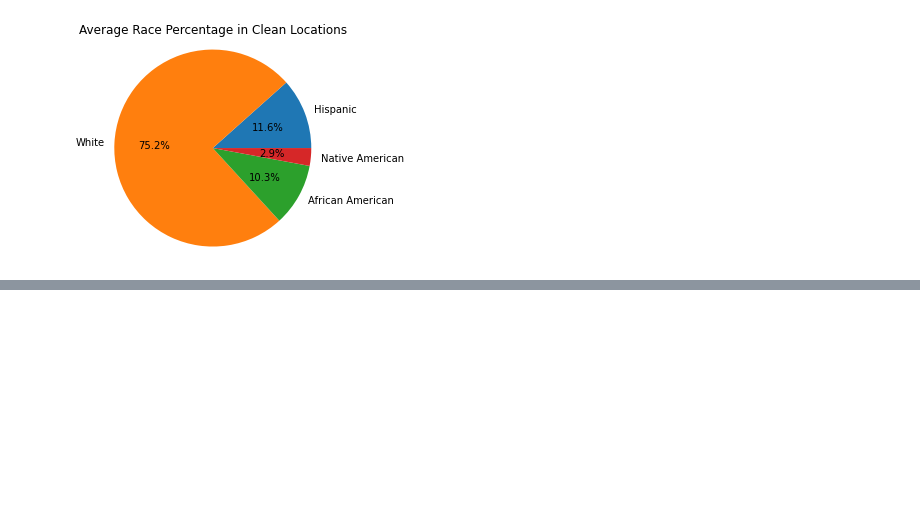
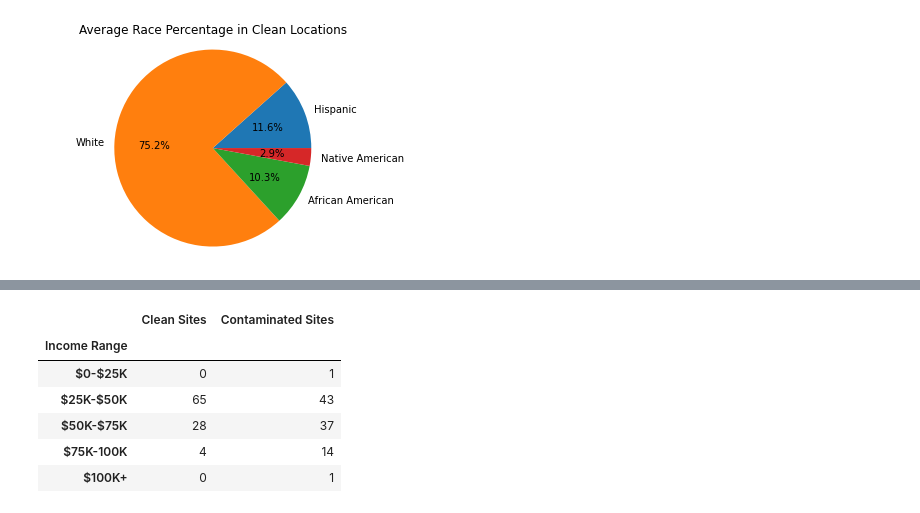
Before and after one commit to mnnacler/superfundProject, a Jupyter notebook: IncomeRace.ipynb, the cells around one changed output, grey strips where cells are left out. Cells and saved outputs as stored; diff of their text form; code cells hidden in the pictures; blank space fills up the shorter version.

```diff
--- a/IncomeRace.ipynb
+++ b/IncomeRace.ipynb
@@ -99,0 +147,13 @@ plt.show()
+# %%
+#combined graph
+combinedIncome = pd.merge(groupCleanIncome, groupConIncome, on ="Income Range", how = "outer")
+combinedIncome = combinedIncome.rename(columns={"Income_x":"Clean Sites","Income_y":"Contaminated Sites"})
+combinedIncome
+# %% [output]
+|  | Clean Sites | Contaminated Sites |
+| Income Range |  |  |
+| $0-$25K | 0 | 1 |
+| $25K-$50K | 65 | 43 |
+| $50K-$75K | 28 | 37 |
+| $75K-100K | 4 | 14 |
+| $100K+ | 0 | 1 |
```
Also changed, not shown: parts of 5 cells of this notebook.
